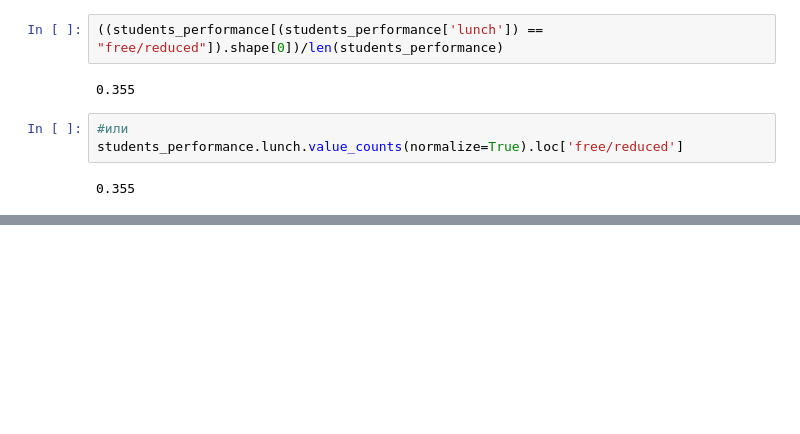
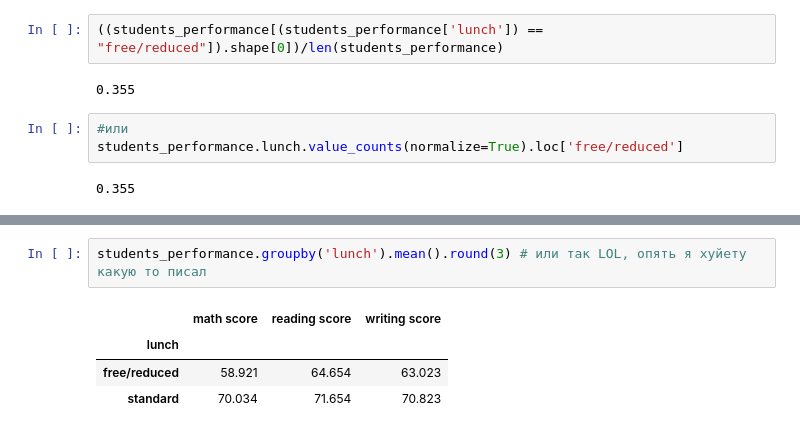
Before and after one commit to Dmitrysw/studies, a Jupyter notebook: karpov_intro_ml/intro.ipynb, the cells around one changed output, grey strips where cells are left out. Drawn from its saved outputs; the diff is of its cells as text; blank space fills up the shorter version.

```diff
--- a/karpov_intro_ml/intro.ipynb
+++ b/karpov_intro_ml/intro.ipynb
@@ -558,0 +598,7 @@ students_performance.lunch.value_counts(normalize=True).loc['free/reduced']
+# %%
+students_performance.groupby('lunch').mean().round(3) # или так LOL, опять я хуйету какую то писал
+# %% [output]
+|  | math score | reading score | writing score |
+| lunch |  |  |  |
+| free/reduced | 58.921 | 64.654 | 63.023 |
+| standard | 70.034 | 71.654 | 70.823 |
```
Also changed, not shown: parts of 8 cells of this notebook.
